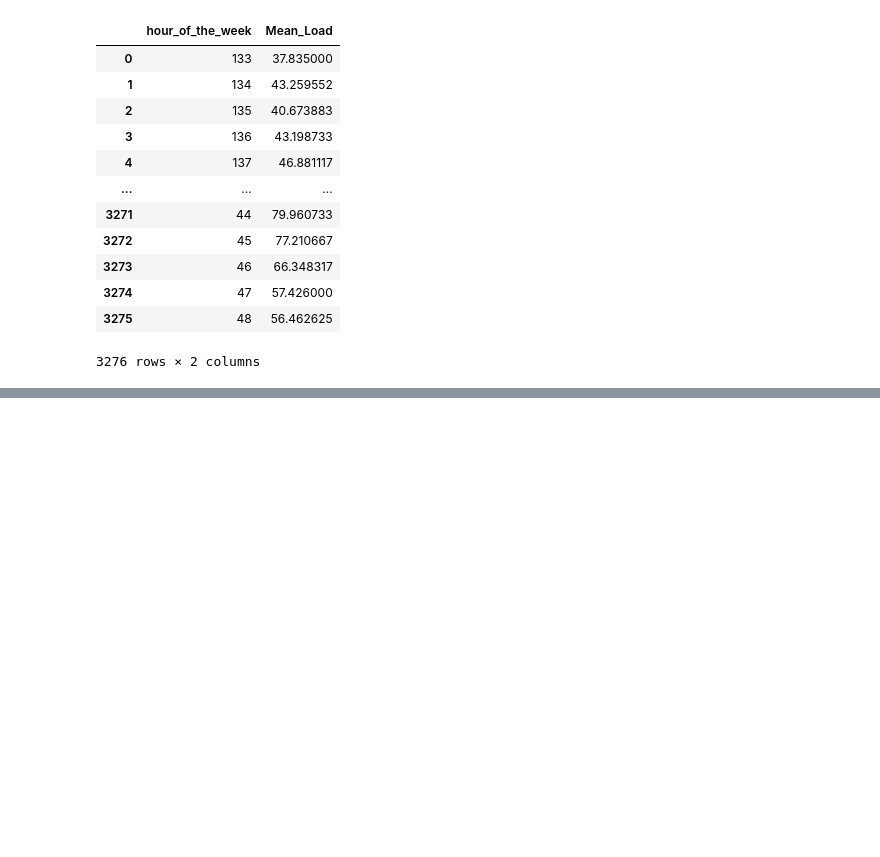
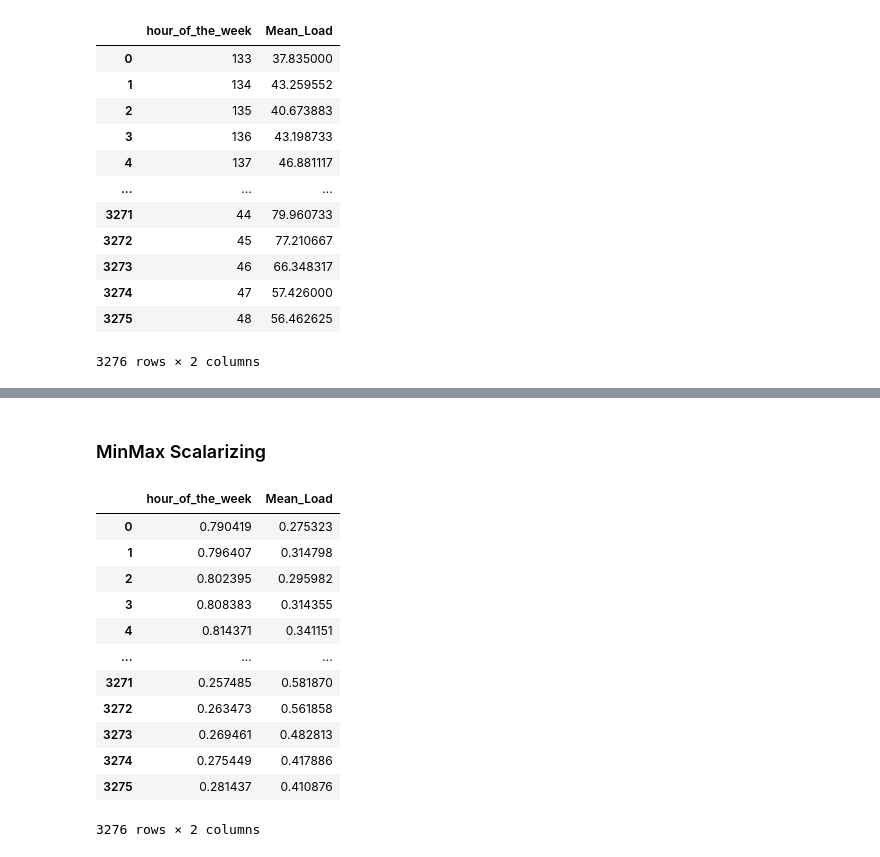
Before and after one commit to Tobi-DataDetective/Energy_Load_Profile_Classification, a Jupyter notebook: script.ipynb, the cells around one changed output, grey strips where cells are left out. Saved outputs shown, nothing was run; the diff lists cells and outputs as text; code cells hidden in the pictures; blank space fills up the shorter version.

```diff
--- a/script.ipynb
+++ b/script.ipynb
@@ -204,0 +260,30 @@ df.iplot(kind='bar', x='hour_of_the_week',y='Mean_Load')
+# %% [markdown]
+### MinMax Scalarizing
+# %%
+import pandas as pd
+from sklearn.preprocessing import MinMaxScaler
+
+df = df_hr_max_min_mean[['hour_of_the_week','Mean_Load']]
+df.fillna(value=0, inplace=True)
+
+scaler = MinMaxScaler()
+
+# Fit and transform the scaler on the 'hour_of_the_week' and 'Mean_Load' columns
+df = pd.DataFrame(scaler.fit_transform(df), columns=df.columns)
+
+# View the resulting dataframe with the scaled columns
+df
+# %% [output]
+|  | hour_of_the_week | Mean_Load |
+| 0 | 0.790419 | 0.275323 |
+| 1 | 0.796407 | 0.314798 |
+| 2 | 0.802395 | 0.295982 |
+| 3 | 0.808383 | 0.314355 |
+| 4 | 0.814371 | 0.341151 |
+| ... | ... | ... |
+| 3271 | 0.257485 | 0.581870 |
+| 3272 | 0.263473 | 0.561858 |
+| 3273 | 0.269461 | 0.482813 |
+| 3274 | 0.275449 | 0.417886 |
+| 3275 | 0.281437 | 0.410876 |
+3276 rows × 2 columns
```
Also changed, not shown: parts of 16 cells of this notebook.
